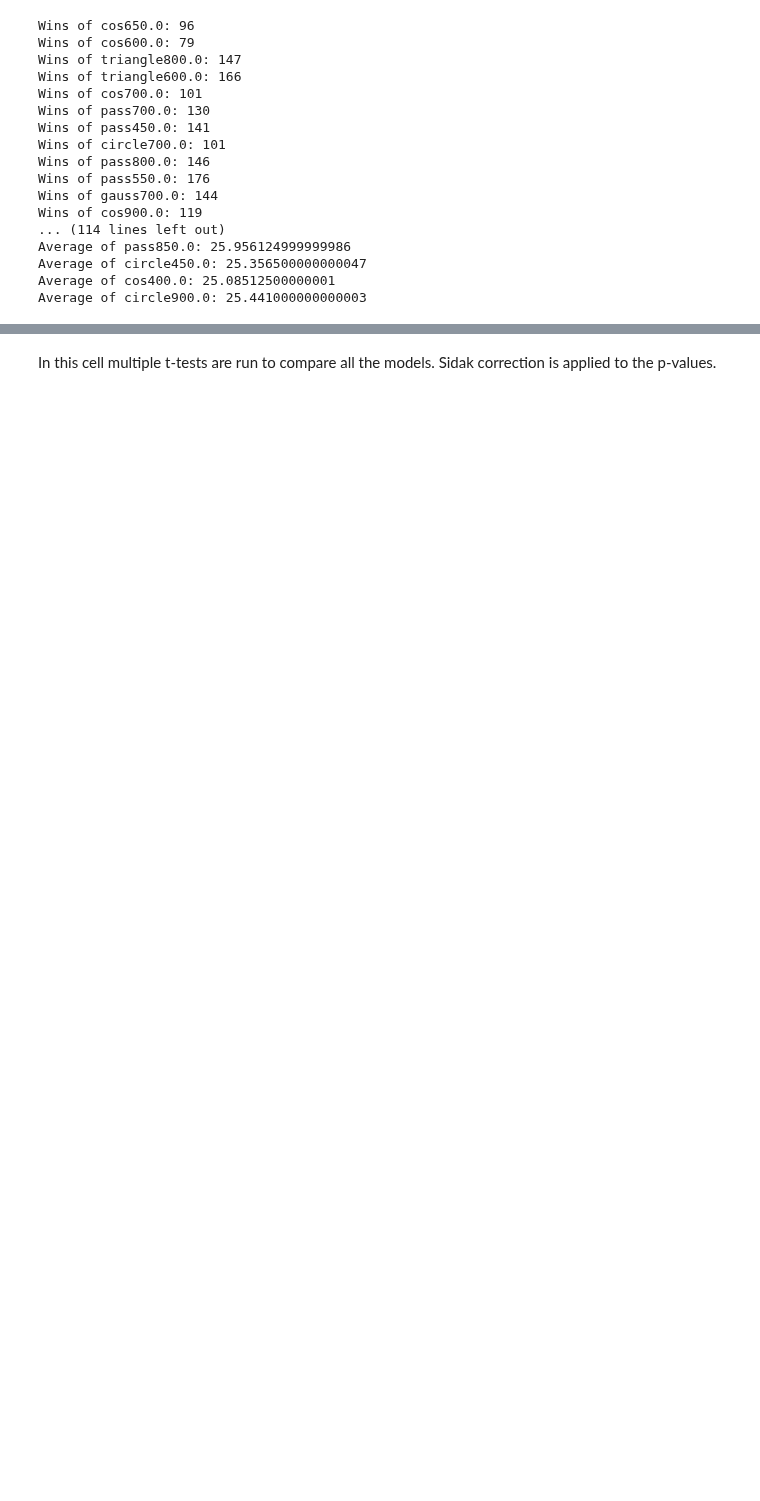
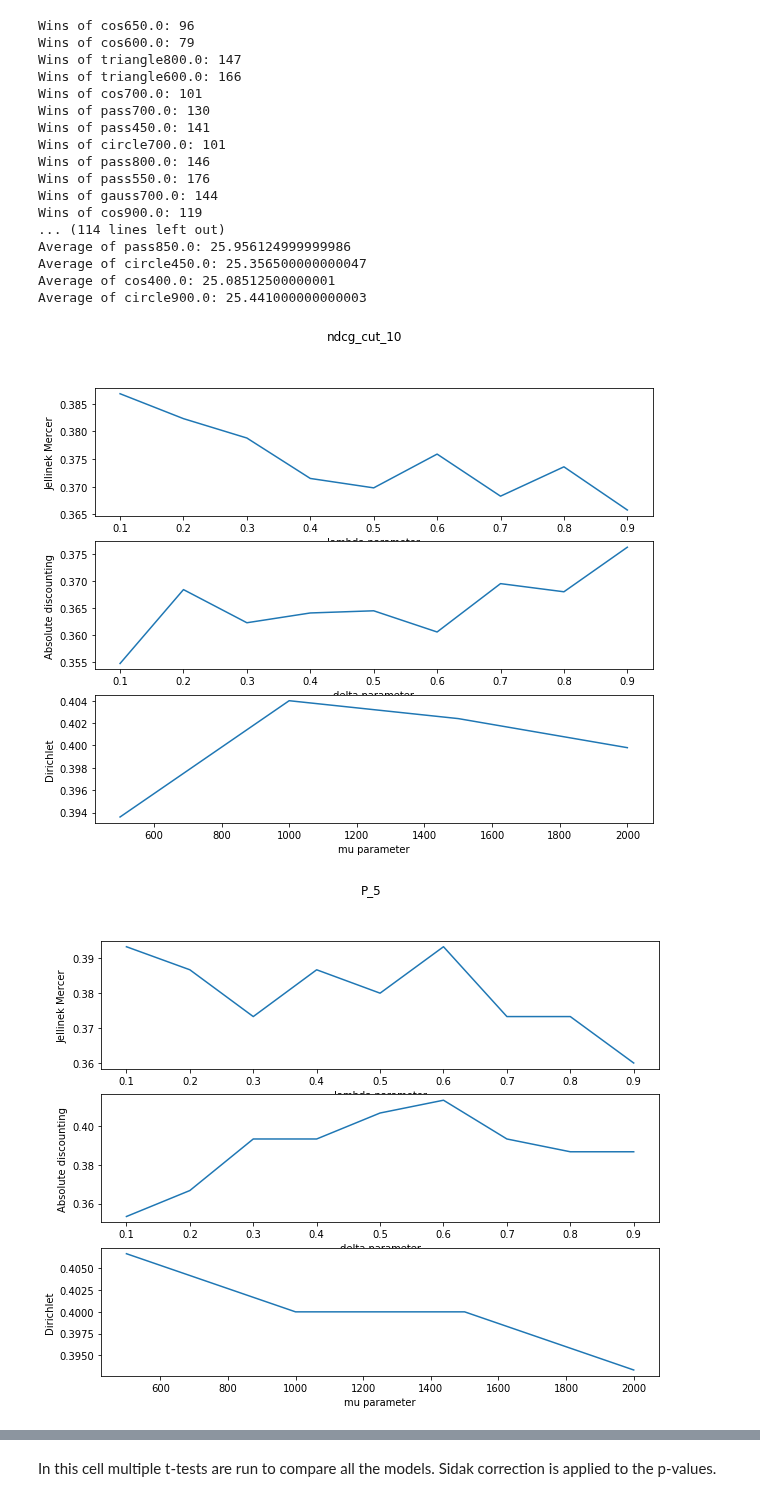
Before and after one commit to 0Gemini0/HW2, a Jupyter notebook: assignment.ipynb, the cells around one changed output, grey strips where cells are left out. Drawn from its saved outputs; the diff is of its cells as text; code cells hidden in the pictures; blank space fills up the shorter version.

```diff
--- a/assignment.ipynb
+++ b/assignment.ipynb
@@ -1056,3 +1152,10 @@ Average of pass850.0: 25.956124999999986
 Average of circle450.0: 25.356500000000047
 Average of cos400.0: 25.08512500000001
 Average of circle900.0: 25.441000000000003
+# %%
+methods = ['ndcg_cut_10','P_5','map_cut_1000','recall_1000']
+for method in methods:
+    plot_lm(evaluation,method)
+# %% [output]
+[figure, added]
+[figure, added]
```
Also changed, not shown: parts of 15 cells of this notebook.
